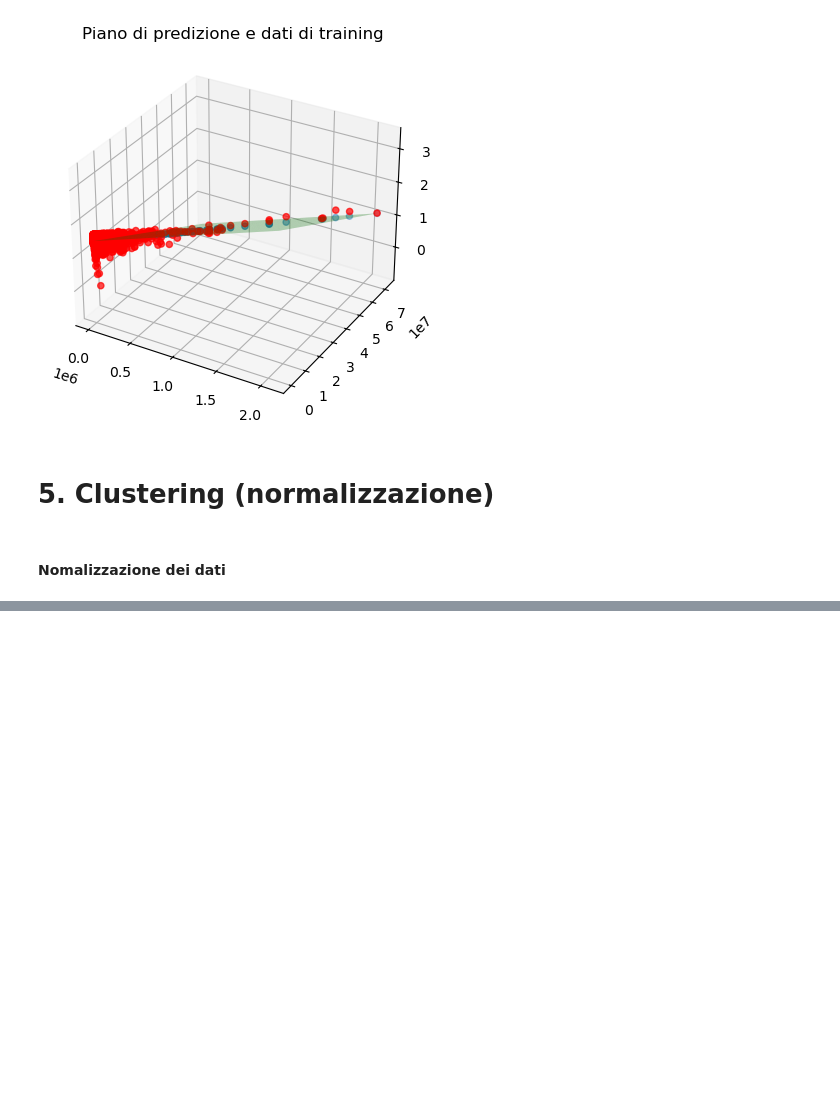
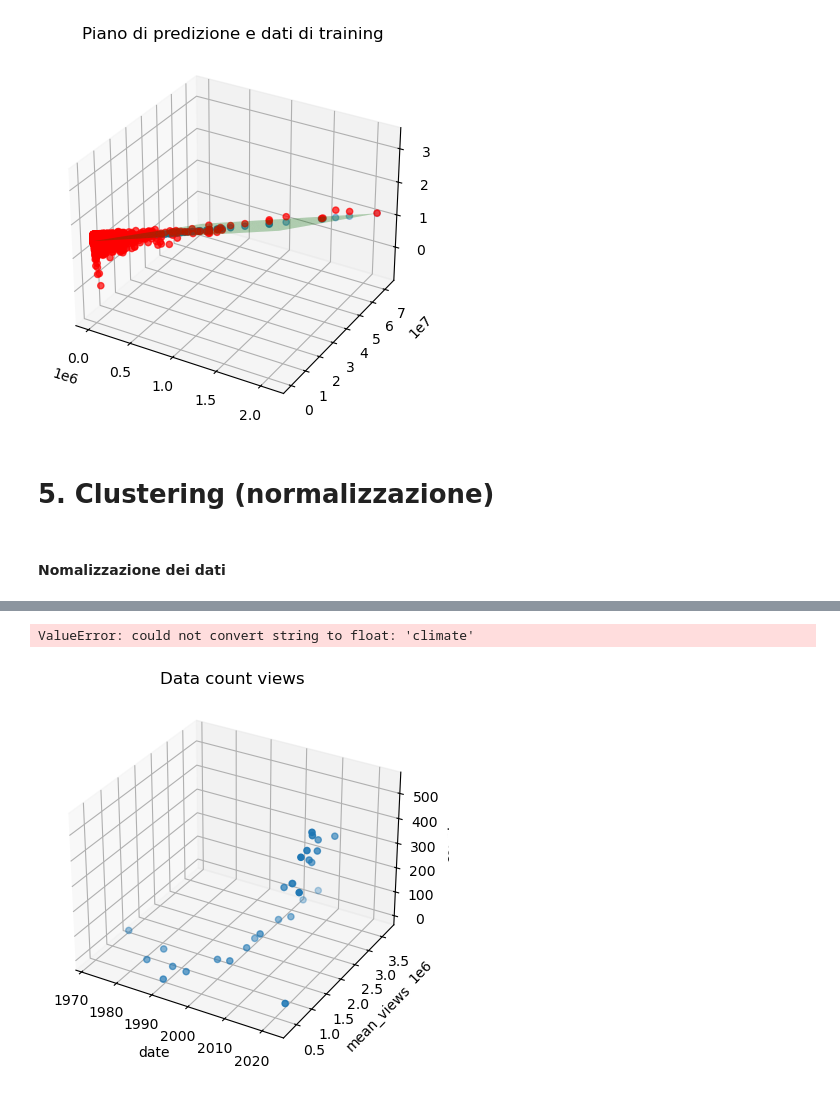
Before and after one commit to InKeaton/DataTed, a Jupyter notebook: data_ted_neo.ipynb, the cells around one changed output, grey strips where cells are left out. Drawn from its saved outputs; the diff is of its cells as text; code cells hidden in the pictures; blank space fills up the shorter version.

```diff
--- a/data_ted_neo.ipynb
+++ b/data_ted_neo.ipynb
@@ -605,0 +604,45 @@ plt.show()
+# %%
+
+daTed3 = daTed
+
+theme_list  = ["climate", "COVID", "health", "war", "AI", "like ", "love", "brain", "life", "science", "culture", "data", "music", "like" ]
+for x in range(len(theme_list)):
+    daTed3.loc[daTed3['title'].str.contains(theme_list[x]), 'tag_name'] = theme_list[x]
+
+daTed3 = daTed3.loc[daTed3.tag_name.notna()]
+
+xy_train, xy_valid, z_train, z_valid = train_test_split(daTed3[['tag_name', 'likes']], daTed3[['views']], test_size=0.2, random_state=1)
+
+
+regressor = LinearRegression()
+lin_reg = regressor.fit(xy_train, z_train)
+
+
+z_pred_train = create_3d_plot(xy_train, z_train, "date", "views", lin_reg, plt)
+# %% [output]
+ValueError: could not convert string to float: 'climate'
+# %%
+daTed2 = daTed
+
+daTed2["date"] = daTed2["date"].dt.year
+# %%
+daTed2['count'] = daTed2.groupby(['date'])['title'].transform('count')
+
+tmp = daTed2["date"].unique()
+
+for x in tmp:
+    daTed2.loc[daTed2['date'] == x, 'mean_views'] = daTed2.loc[daTed['date'] == x]["views"].mean()
+
+date_count_mean = daTed2[["date", "count", "mean_views"]].drop_duplicates()
+
+fig = plt.figure()
+ax = plt.axes(projection ='3d')
+ax.scatter(date_count_mean["date"], date_count_mean["mean_views"], date_count_mean["count"])
+ax.set_xlabel("date")
+ax.set_ylabel("mean_views")
+ax.set_zlabel("count")
+ax.set_title('Data count views')
+# create_3d_plot_gif(ax, fig)
+plt.show()
+# %% [output]
+[figure, added]
```
Also changed, not shown: parts of 2 cells of this notebook, 10 other files.
